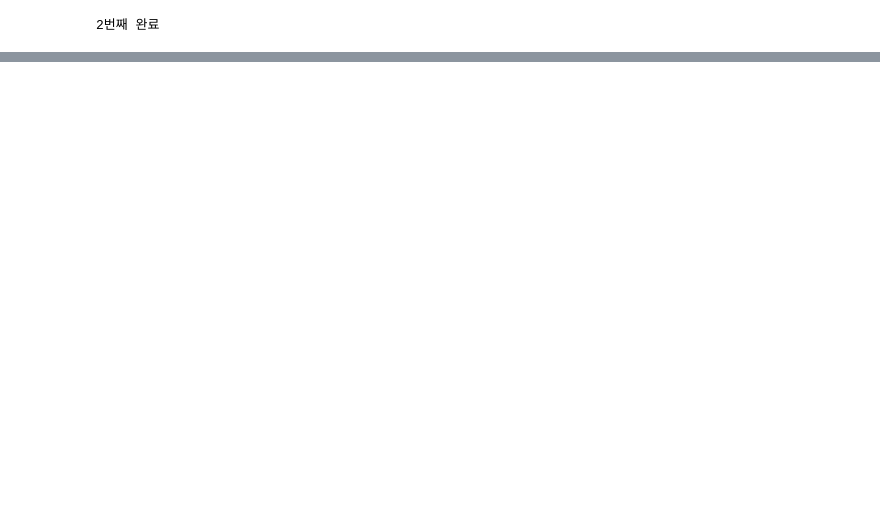
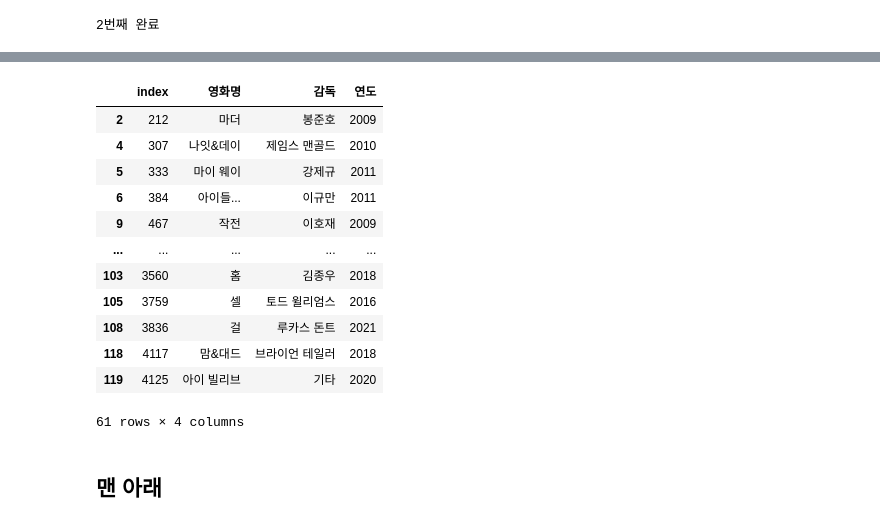
Before and after one commit to Play-Web-miniProject/MovieDL, a Jupyter notebook: eyz/naver_API.ipynb, the cells around one changed output, grey strips where cells are left out. Cells and saved outputs as stored; diff of their text form; code cells hidden in the pictures; blank space fills up the shorter version.

```diff
--- a/eyz/naver_API.ipynb
+++ b/eyz/naver_API.ipynb
@@ -268,0 +345,4 @@ if(rescode==200):
+# %%
+diff_df = [missed_index['index'][i] for i in diff]
+print(len(diff_df), len(diff))
+display(diff_df)
@@ -268,0 +368,3 @@ if(rescode==200):
+# %%
+diff_df2 = missed_year_df.loc[diff_df]
+display(diff_df2)
@@ -268,0 +441,24 @@ if(rescode==200):
+# %%
+import pandas as pd
+
+movie_list = diff_df2['영화명'].to_list()
+dir_list = diff_df2['감독'].to_list()
+year_list = diff_df2['연도'].to_list()
+print('len =',len(movie_list), movie_list[:10])
+print('len =',len(dir_list), dir_list[:10])
+print('len =',len(dir_list), year_list[:10])
+
+client_id = "viO54DlhW87ESywUDwWb"
+client_secret = "7ZHAscDgKs"
+
+ma = MovieAPI()
+naver_df = ma.get_movie(movie_list=movie_list, dir_list=dir_list, year_list=year_list, client_id=client_id, client_secret=client_secret)
+
+df_dropped = naver_df.drop_duplicates(['영화명'], keep='last')
+df_dropped
+
+naver_df.to_csv('naver_api_utf-8_missed4.csv', encoding='utf-8')
+df_dropped.to_csv('naver_api_utf-8_missed4_droped_dupl.csv', encoding='utf-8')
+
+len(df_dropped)
+len(naver_df)
@@ -268,0 +481,20 @@ if(rescode==200):
+# %%
+a = pd.DataFrame(ma.error_index).drop_duplicates([0])
+# %%
+# 어디서 에러 떴는지 확인
+err_li = diff_df2.reset_index().loc[a[0]]
+err_li
+# %% [output]
+|  | index | 영화명 | 감독 | 연도 |
+| 2 | 212 | 마더 | 봉준호 | 2009 |
+| 4 | 307 | 나잇&데이 | 제임스 맨골드 | 2010 |
+| 5 | 333 | 마이 웨이 | 강제규 | 2011 |
+| 6 | 384 | 아이들... | 이규만 | 2011 |
+| 9 | 467 | 작전 | 이호재 | 2009 |
+| ... | ... | ... | ... | ... |
+| 103 | 3560 | 홈 | 김종우 | 2018 |
+| 105 | 3759 | 셀 | 토드 윌리엄스 | 2016 |
+| 108 | 3836 | 걸 | 루카스 돈트 | 2021 |
+| 118 | 4117 | 맘&대드 | 브라이언 테일러 | 2018 |
+| 119 | 4125 | 아이 빌리브 | 기타 | 2020 |
+61 rows × 4 columns
@@ -268,0 +506,2 @@ if(rescode==200):
+# %% [markdown]
+## 맨 아래
```
Also changed, not shown: parts of 29 cells of this notebook, 9 other files.
